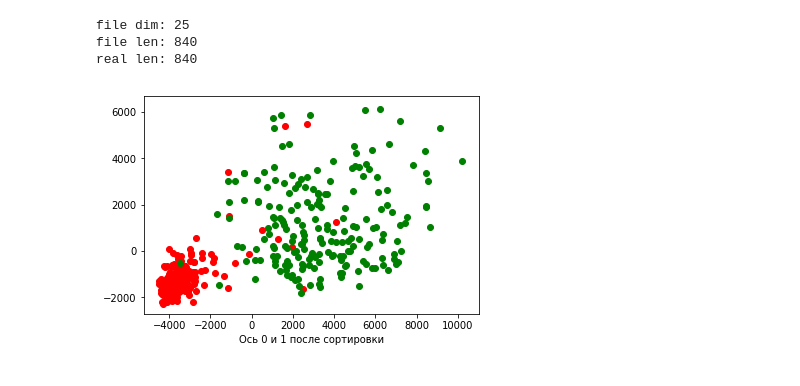
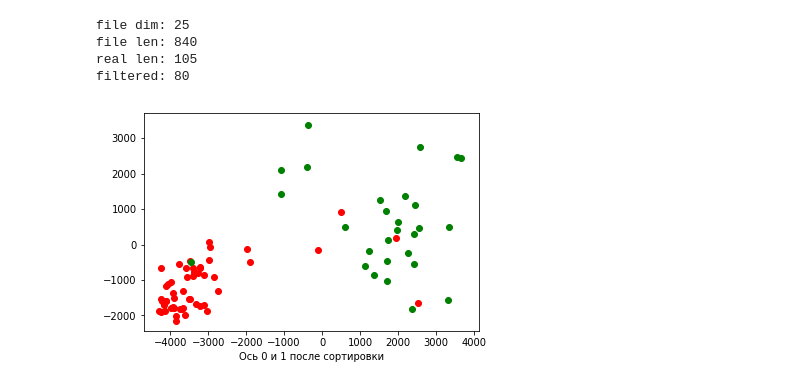
Before and after one commit to mestydone/dimensionality_reduction, a Jupyter notebook: DR.ipynb, the cells around one changed output. Cells and saved outputs as stored; diff of their text form; code cells hidden in the pictures.

Commit message:
problem with data normalization are fixed

```diff
--- a/DR.ipynb
+++ b/DR.ipynb
@@ -5,9 +5,14 @@ import src.drawer as drawer
 import numpy as np
 import math
 import importlib
+importlib.reload(d)
 
-source_data, markers = d.load_data("data/ocr.dat", 2, False)
+source_data, markers = d.load_data("data/ocr.dat", 8, False)
 # source_data, markers = d.load_noise(100, 5)
+
+# Попробовать очистить данные
+source_data, markers = d.filter(source_data, markers, 2*math.sqrt(3))
+print('filtered:', len(source_data[0]))
 
 # Сортировка по дисперсии
 source_std_dev = np.std(source_data,1)
@@ -19,11 +24,12 @@ source_e_vals, source_e_vecs = np.linalg.eig(source_cov_mat)
 # %% [output]
 file dim: 25
 file len: 840
-real len: 840
+real len: 105
+filtered: 80
 # %%
-drawer.plot_2d(source_data, markers, 0, 1, "Ось 0 и 1 после сортировки").show()
+drawer.plot_2d(source_data, markers, 0,2, "Ось 0 и 1 после сортировки").show()
 # %% [output]
-[figure, old version]
+[figure, new version]
 # %%
 #PCA
 import src.pca as pca
```
Also changed, not shown: parts of 7 cells of this notebook, 4 other files.
